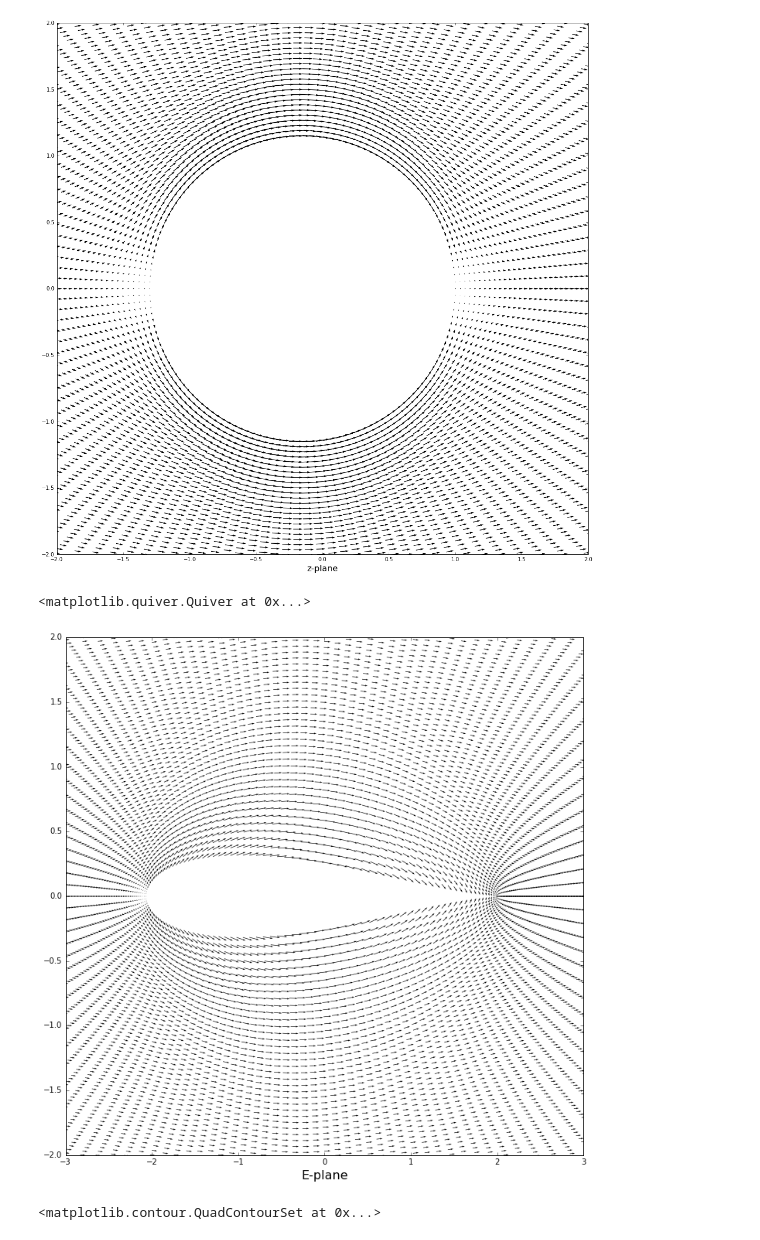
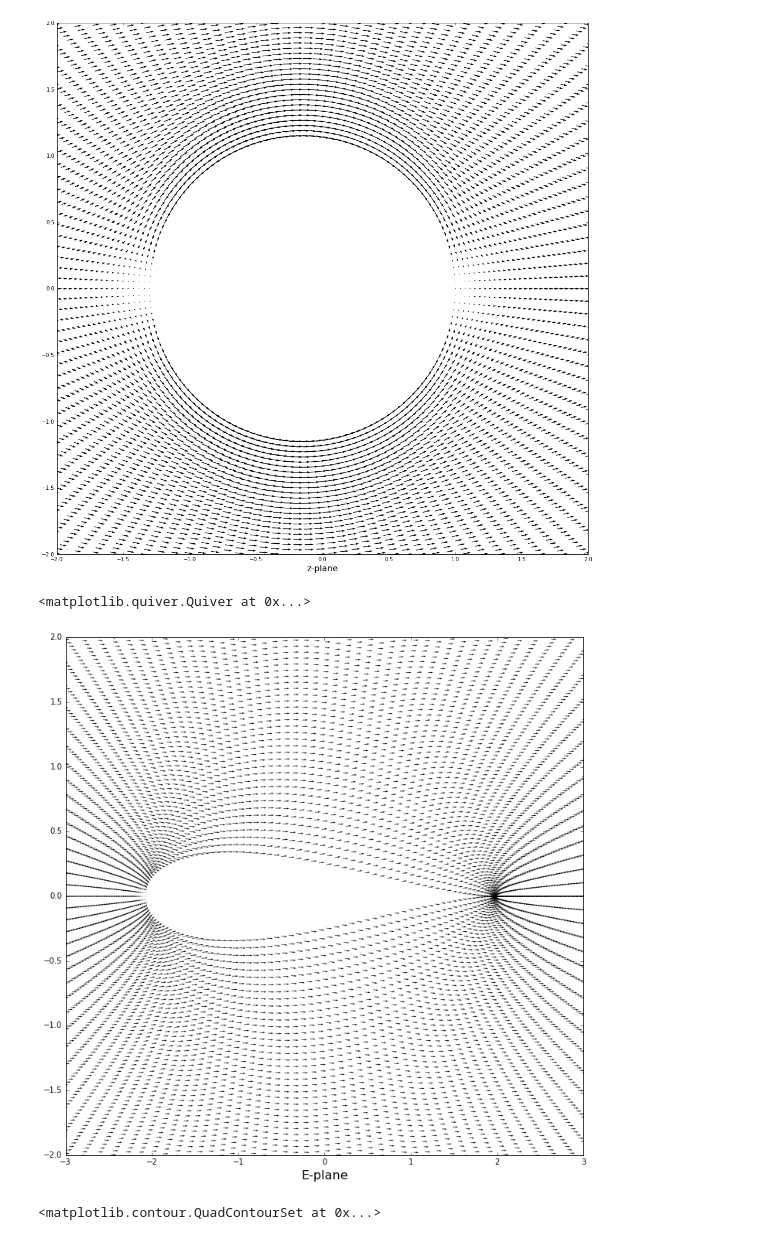
Before and after one commit to liu19941121/mae6226-work, a Jupyter notebook: assignment_2.ipynb, the cells around one changed output. Drawn from its saved outputs; the diff is of its cells as text; code cells hidden in the pictures.

```diff
--- a/assignment_2.ipynb
+++ b/assignment_2.ipynb
@@ -209,13 +209,13 @@ pyplot.quiver(z_x, z_y, u, v, units='xy',pivot='tip',width=0.005,scale=20)
 # %%
 size = 12
 pyplot.figure(figsize=(size, size))
 pyplot.xlabel('E-plane', fontsize=16)
 pyplot.xlim(-3.0, 3.0)
 pyplot.ylim(-2.0, 2.0)
-pyplot.quiver(E_5.real, E_5.imag, u, v, units='xy',pivot='tip',width=0.005,scale=20)
+pyplot.quiver(E_5.real, E_5.imag, W_E.real, W_E.imag, units='xy',pivot='tip',width=0.005,scale=20)
 # %% [output]
 <matplotlib.quiver.Quiver at 0x...>
-[figure, old version]
+[figure, new version]
 # %%
 # compute the pressure coefficient field
 cp = 1.0 - (u**2+v**2)/u_inf**2
```
Also changed, not shown: parts of 14 cells of this notebook.
